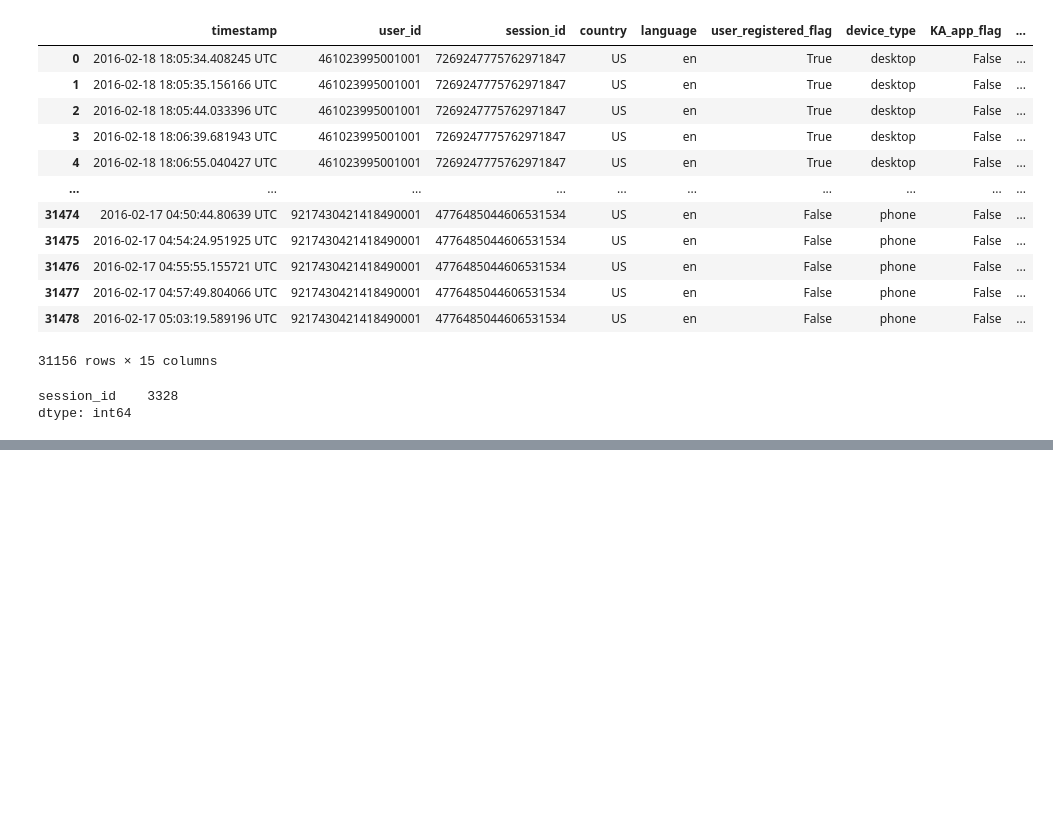
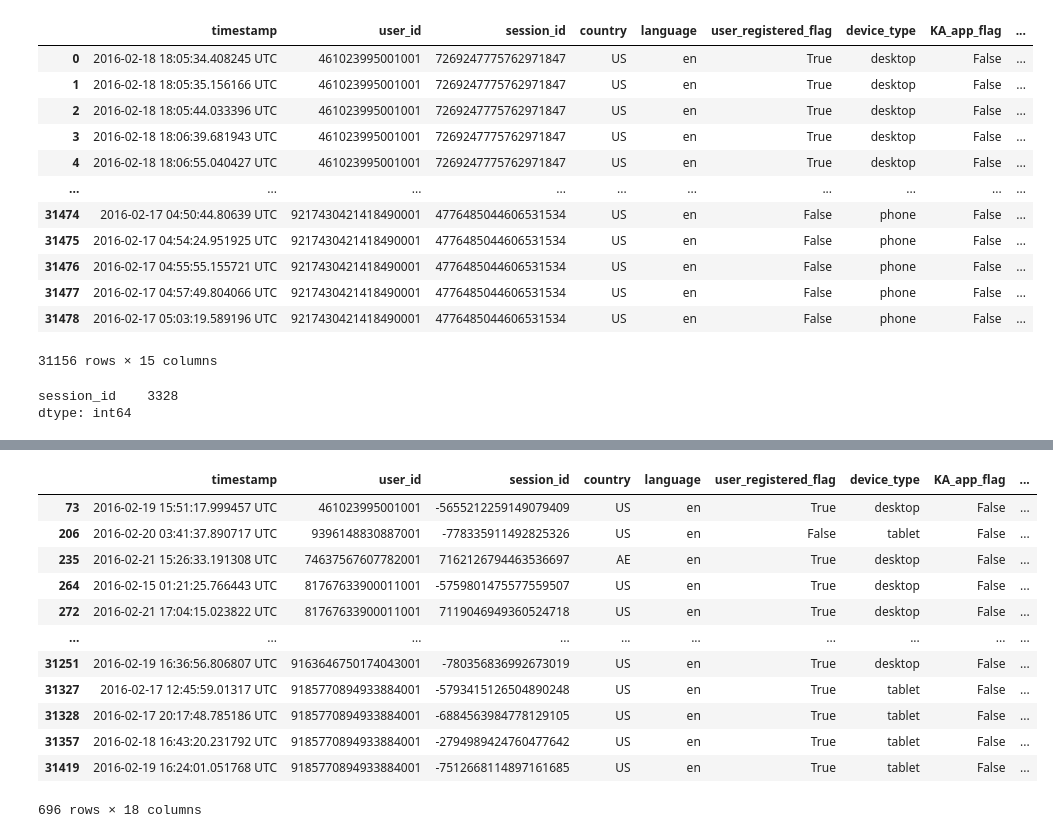
Before and after one commit to ni-mark/Khan_Academy_User_Retention_Behavior_Analysis, a Jupyter notebook: Data Wrangling Khan Academy.ipynb, the cells around one changed output, grey strips where cells are left out. Drawn from its saved outputs; the diff is of its cells as text; code cells hidden in the pictures; blank space fills up the shorter version.

```diff
--- a/Data Wrangling Khan Academy.ipynb
+++ b/Data Wrangling Khan Academy.ipynb
@@ -382,0 +446,16 @@ plt.subplots_adjust(hspace=0.5)
+# %%
+returned.groupby('user_id').head(5)
+# %% [output]
+|  | timestamp | user_id | session_id | country | language | user_registered_flag | device_type | KA_app_flag | ... |
+| 73 | 2016-02-19 15:51:17.999457 UTC | 461023995001001 | -5655212259149079409 | US | en | True | desktop | False | ... |
+| 206 | 2016-02-20 03:41:37.890717 UTC | 9396148830887001 | -778335911492825326 | US | en | False | tablet | False | ... |
+| 235 | 2016-02-21 15:26:33.191308 UTC | 74637567607782001 | 7162126794463536697 | AE | en | True | desktop | False | ... |
+| 264 | 2016-02-15 01:21:25.766443 UTC | 81767633900011001 | -5759801475577559507 | US | en | True | desktop | False | ... |
+| 272 | 2016-02-21 17:04:15.023822 UTC | 81767633900011001 | 7119046949360524718 | US | en | True | desktop | False | ... |
+| ... | ... | ... | ... | ... | ... | ... | ... | ... | ... |
+| 31251 | 2016-02-19 16:36:56.806807 UTC | 9163646750174043001 | -780356836992673019 | US | en | True | desktop | False | ... |
+| 31327 | 2016-02-17 12:45:59.01317 UTC | 9185770894933884001 | -5793415126504890248 | US | en | True | tablet | False | ... |
+| 31328 | 2016-02-17 20:17:48.785186 UTC | 9185770894933884001 | -6884563984778129105 | US | en | True | tablet | False | ... |
+| 31357 | 2016-02-18 16:43:20.231792 UTC | 9185770894933884001 | -2794989424760477642 | US | en | True | tablet | False | ... |
+| 31419 | 2016-02-19 16:24:01.051768 UTC | 9185770894933884001 | -7512668114897161685 | US | en | True | tablet | False | ... |
+696 rows × 18 columns
```
Also changed, not shown: parts of 23 cells of this notebook.
